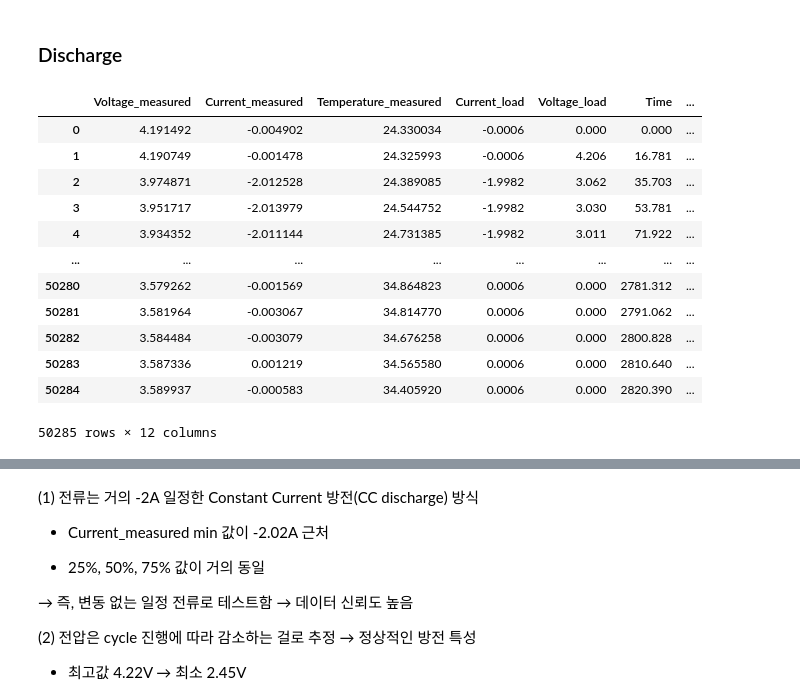
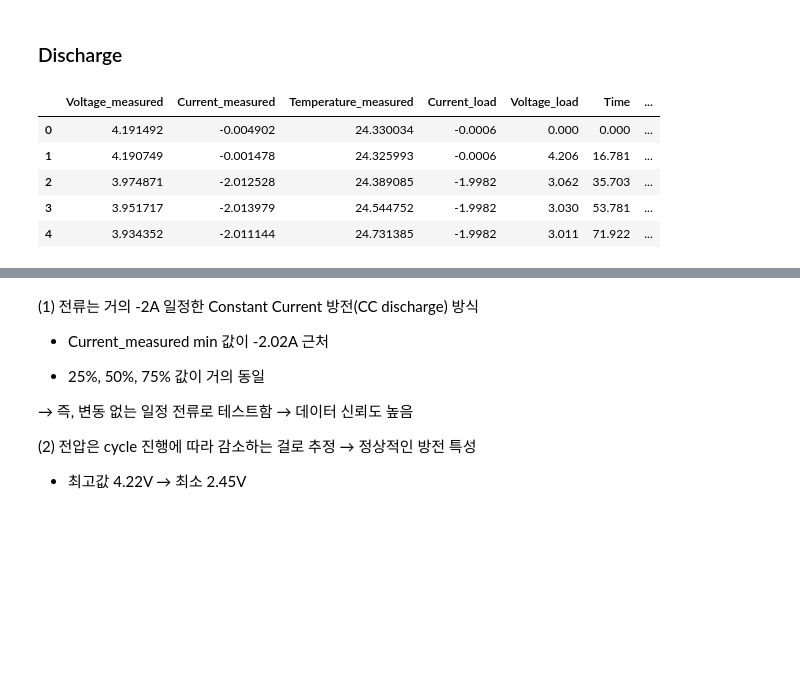
Before and after one commit to kk082911/project, a Jupyter notebook: basic analysis.ipynb, the cells around one changed output, grey strips where cells are left out. Saved outputs shown, nothing was run; the diff lists cells and outputs as text; code cells hidden in the pictures; blank space fills up the shorter version.

```diff
--- a/basic analysis.ipynb
+++ b/basic analysis.ipynb
@@ -293,21 +358,14 @@ charge - discharge 사이클별로 합친 후, 실제 charge - discharge로 이
 # %% [markdown]
 ### Discharge
 # %%
-discharge
+discharge.head()
 # %% [output]
 |  | Voltage_measured | Current_measured | Temperature_measured | Current_load | Voltage_load | Time | ... |
 | 0 | 4.191492 | -0.004902 | 24.330034 | -0.0006 | 0.000 | 0.000 | ... |
 | 1 | 4.190749 | -0.001478 | 24.325993 | -0.0006 | 4.206 | 16.781 | ... |
 | 2 | 3.974871 | -2.012528 | 24.389085 | -1.9982 | 3.062 | 35.703 | ... |
 | 3 | 3.951717 | -2.013979 | 24.544752 | -1.9982 | 3.030 | 53.781 | ... |
 | 4 | 3.934352 | -2.011144 | 24.731385 | -1.9982 | 3.011 | 71.922 | ... |
-| ... | ... | ... | ... | ... | ... | ... | ... |
-| 50280 | 3.579262 | -0.001569 | 34.864823 | 0.0006 | 0.000 | 2781.312 | ... |
-| 50281 | 3.581964 | -0.003067 | 34.814770 | 0.0006 | 0.000 | 2791.062 | ... |
-| 50282 | 3.584484 | -0.003079 | 34.676258 | 0.0006 | 0.000 | 2800.828 | ... |
-| 50283 | 3.587336 | 0.001219 | 34.565580 | 0.0006 | 0.000 | 2810.640 | ... |
-| 50284 | 3.589937 | -0.000583 | 34.405920 | 0.0006 | 0.000 | 2820.390 | ... |
-50285 rows × 12 columns
 # %%
 print("[Discharge 데이터]")
 discharge.info()
```
Also changed, not shown: parts of 15 cells of this notebook, 1 other file.
